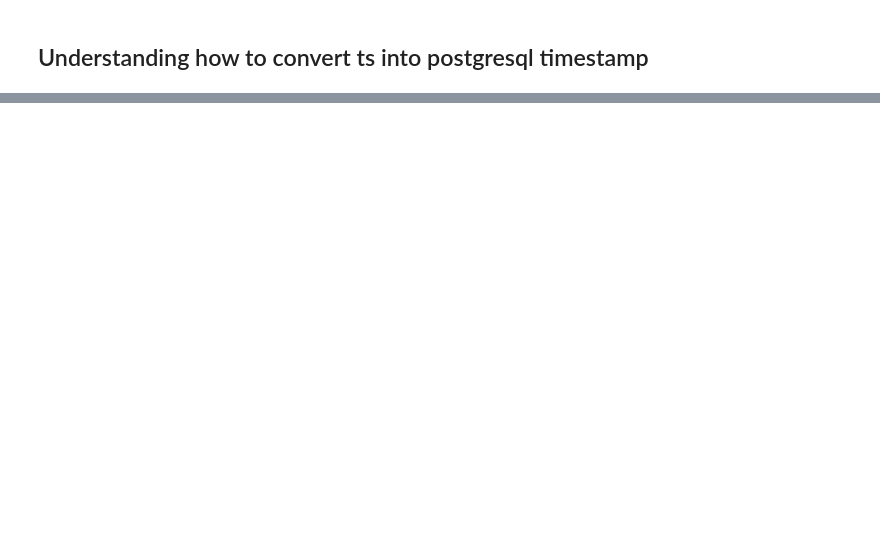
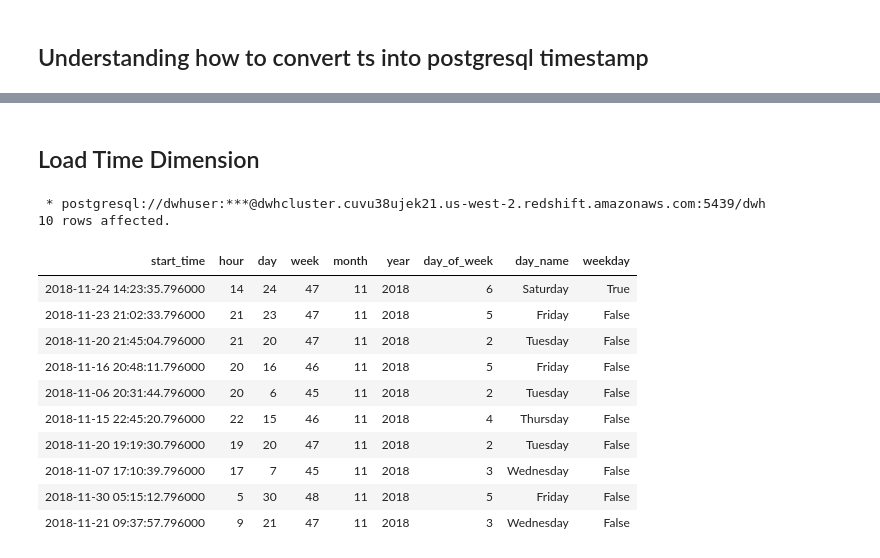
Before and after one commit to joseph-higaki/UDataEng_L03_P02_S3toRedshiftDW, a Jupyter notebook: etl_draft.ipynb, the cells around one changed output, grey strips where cells are left out. Drawn from its saved outputs; the diff is of its cells as text; code cells hidden in the pictures; blank space fills up the shorter version.

```diff
--- a/etl_draft.ipynb
+++ b/etl_draft.ipynb
@@ -209,0 +326,33 @@ limit 2
+# %% [markdown]
+## Load Time Dimension
+# %%
+%%sql
+
+select distinct
+TIMESTAMP 'epoch' + (e.ts/1000) * INTERVAL '1 Second ' as start_time,
+extract(hour from start_time) as hour,
+extract(day from start_time) as day,
+extract(week from start_time) as week,
+extract(month from start_time) as month,
+extract(year from start_time) as year,
+extract(dayofweek from start_time) as day_of_week,
+to_char(start_time, 'Day') as day_name,
+day_of_week in (0,6) as weekday
+from staging_sparklify.staging_events e
+where page = 'NextSong'
+order by song
+limit 10
+# %% [output]
+ * postgresql://dwhuser:***@dwhcluster.cuvu38ujek21.us-west-2.redshift.amazonaws.com:5439/dwh
+10 rows affected.
+| start_time | hour | day | week | month | year | day_of_week | day_name | weekday |
+| 2018-11-24 14:23:35.796000 | 14 | 24 | 47 | 11 | 2018 | 6 | Saturday | True |
+| 2018-11-23 21:02:33.796000 | 21 | 23 | 47 | 11 | 2018 | 5 | Friday | False |
+| 2018-11-20 21:45:04.796000 | 21 | 20 | 47 | 11 | 2018 | 2 | Tuesday | False |
+| 2018-11-16 20:48:11.796000 | 20 | 16 | 46 | 11 | 2018 | 5 | Friday | False |
+| 2018-11-06 20:31:44.796000 | 20 | 6 | 45 | 11 | 2018 | 2 | Tuesday | False |
+| 2018-11-15 22:45:20.796000 | 22 | 15 | 46 | 11 | 2018 | 4 | Thursday | False |
+| 2018-11-20 19:19:30.796000 | 19 | 20 | 47 | 11 | 2018 | 2 | Tuesday | False |
+| 2018-11-07 17:10:39.796000 | 17 | 7 | 45 | 11 | 2018 | 3 | Wednesday | False |
+| 2018-11-30 05:15:12.796000 | 5 | 30 | 48 | 11 | 2018 | 5 | Friday | False |
+| 2018-11-21 09:37:57.796000 | 9 | 21 | 47 | 11 | 2018 | 3 | Wednesday | False |
```
Also changed, not shown: parts of 15 cells of this notebook.
